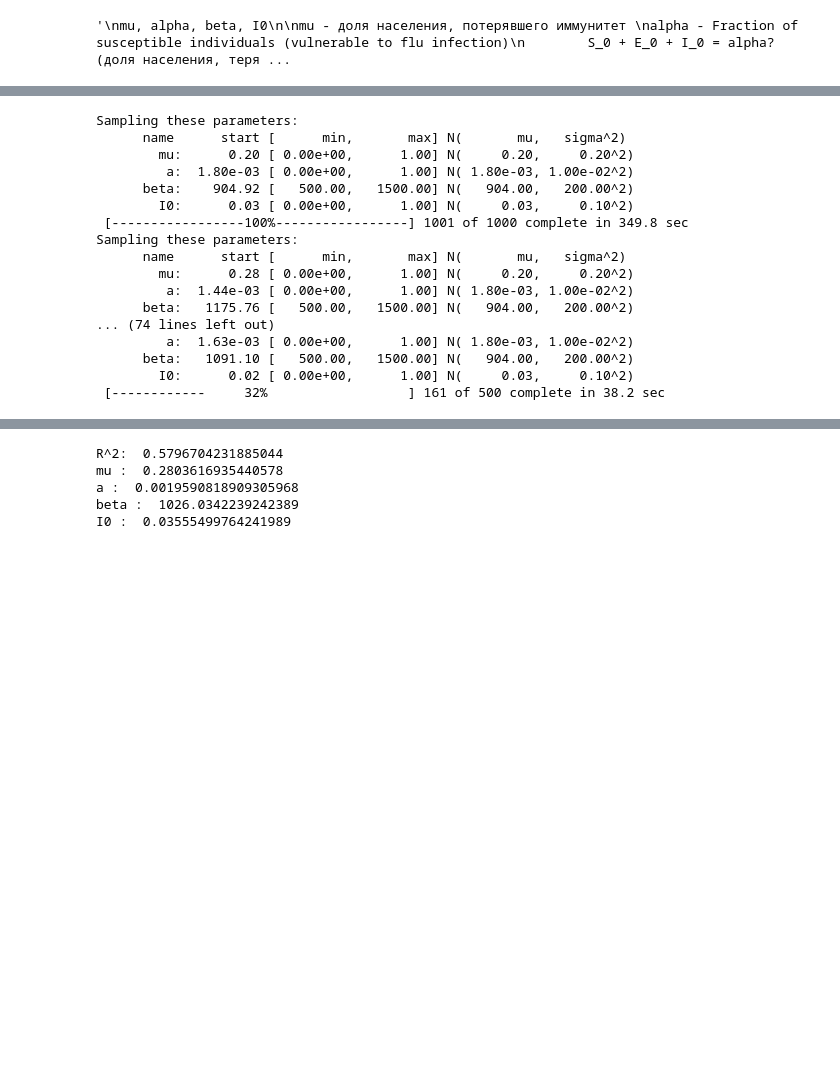
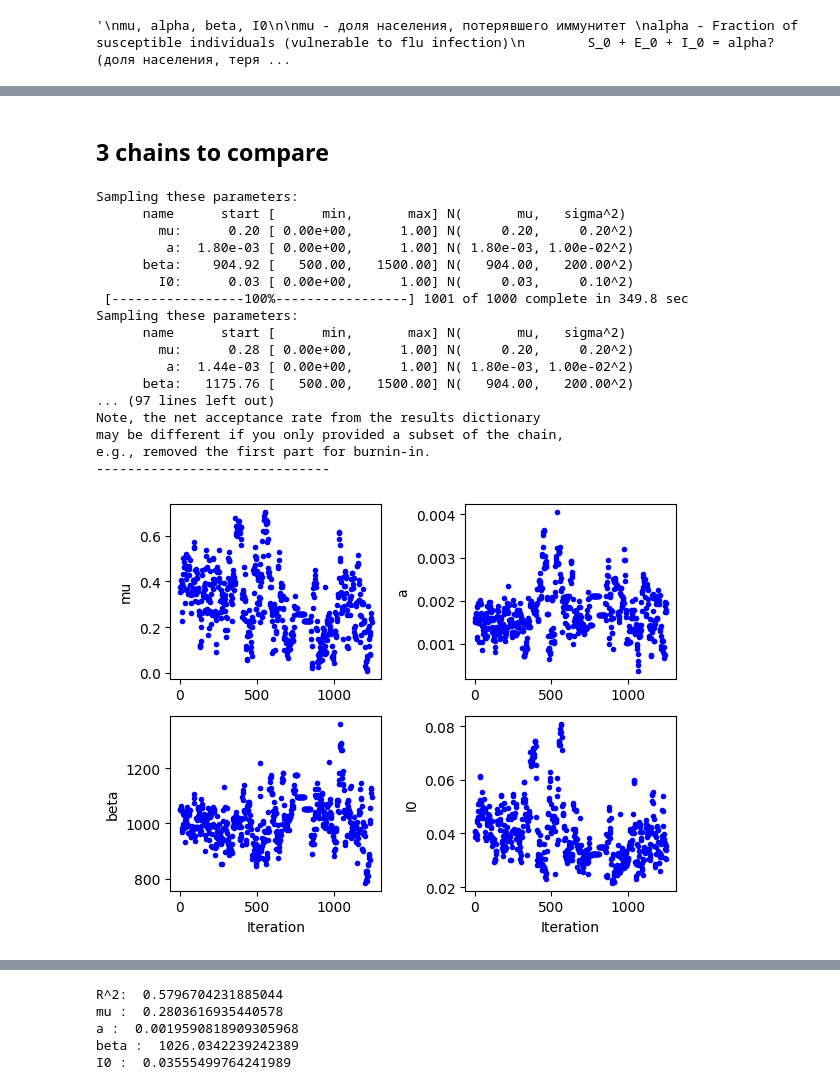
Before and after one commit to Mpkosh/people_are, a Jupyter notebook: abc_mcmc.ipynb, the cells around one changed output, grey strips where cells are left out. Saved outputs shown, nothing was run; the diff lists cells and outputs as text; code cells hidden in the pictures; blank space fills up the shorter version.

```diff
--- a/abc_mcmc.ipynb
+++ b/abc_mcmc.ipynb
@@ -324,3 +390,5 @@ e.g., removed the first part for burnin-in.
+# %% [markdown]
+## 3 chains to compare
 # %%
 
 init_params = dict({'mu': [0.195, 'normal', 0.195, 0.2, True, 0, 1],
@@ -331,36 +399,37 @@ mcstat1, _ = mh(obsData, init_params=init_params, rngseed=None,
                      sampling_method='dram',
                      display_pairwise_corr=False, n_sim1=1000, n_sim2=500)
 
 init_params = dict({'mu': [0.09, 'normal', 0.195, 0.2, True, 0, 1],
                      'a': [0.001802514427547769, 'normal', 0.0018, 0.01, True, 0, 1],
                      'beta': [904.9228853554217, 'normal', 904, 200, True, 500, 1500],
                      'I0': [0.01, 'normal', 0.029, 0.1, True, 0, 1]})
 mcstat2, _ = mh(obsData, init_params=init_params, rngseed=None,
                      sampling_method='dram',
                      display_pairwise_corr=False, n_sim1=1000, n_sim2=500)
 
 init_params = dict({'mu': [0.29, 'normal', 0.195, 0.2, True, 0, 1],
                      'a': [0.001802514427547769, 'normal', 0.0018, 0.01, True, 0, 1],
                      'beta': [904.9228853554217, 'normal', 904, 200, True, 500, 1500],
-                     'I0': [0.05, 'normal', 0.029, 0.1, True, 0, 1]})
+                     'I0': [0.029, 'normal', 0.029, 0.1, True, 0, 1]})
 mcstat3, _ = mh(obsData, init_params=init_params, rngseed=None,
                      sampling_method='dram',
                      display_pairwise_corr=False, n_sim1=1000, n_sim2=500)
 # %% [output]
 Sampling these parameters:
       name      start [      min,       max] N(       mu,   sigma^2)
         mu:      0.20 [ 0.00e+00,      1.00] N(     0.20,     0.20^2)
          a:  1.80e-03 [ 0.00e+00,      1.00] N( 1.80e-03, 1.00e-02^2)
       beta:    904.92 [   500.00,   1500.00] N(   904.00,   200.00^2)
         I0:      0.03 [ 0.00e+00,      1.00] N(     0.03,     0.10^2)
  [-----------------100%-----------------] 1001 of 1000 complete in 349.8 sec
 Sampling these parameters:
       name      start [      min,       max] N(       mu,   sigma^2)
         mu:      0.28 [ 0.00e+00,      1.00] N(     0.20,     0.20^2)
          a:  1.44e-03 [ 0.00e+00,      1.00] N( 1.80e-03, 1.00e-02^2)
       beta:   1175.76 [   500.00,   1500.00] N(   904.00,   200.00^2)
-... (74 lines left out)
-         a:  1.63e-03 [ 0.00e+00,      1.00] N( 1.80e-03, 1.00e-02^2)
-      beta:   1091.10 [   500.00,   1500.00] N(   904.00,   200.00^2)
-        I0:      0.02 [ 0.00e+00,      1.00] N(     0.03,     0.10^2)
- [------------     32%                  ] 161 of 500 complete in 38.2 sec
+... (97 lines left out)
+Note, the net acceptance rate from the results dictionary
+may be different if you only provided a subset of the chain,
+e.g., removed the first part for burnin-in.
+------------------------------
+[figure, added]
```
Also changed, not shown: parts of 25 cells of this notebook.
